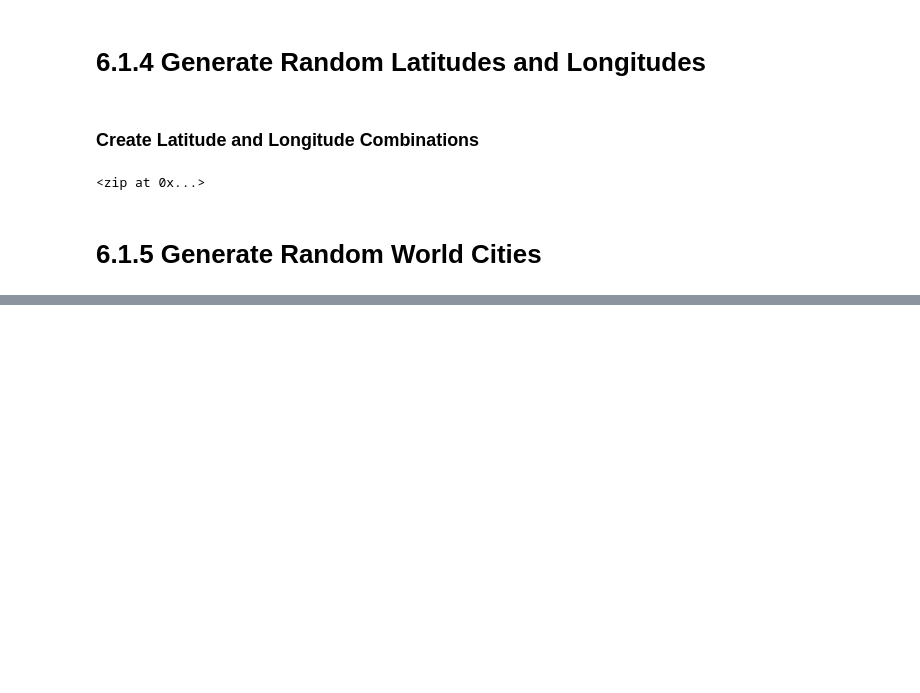
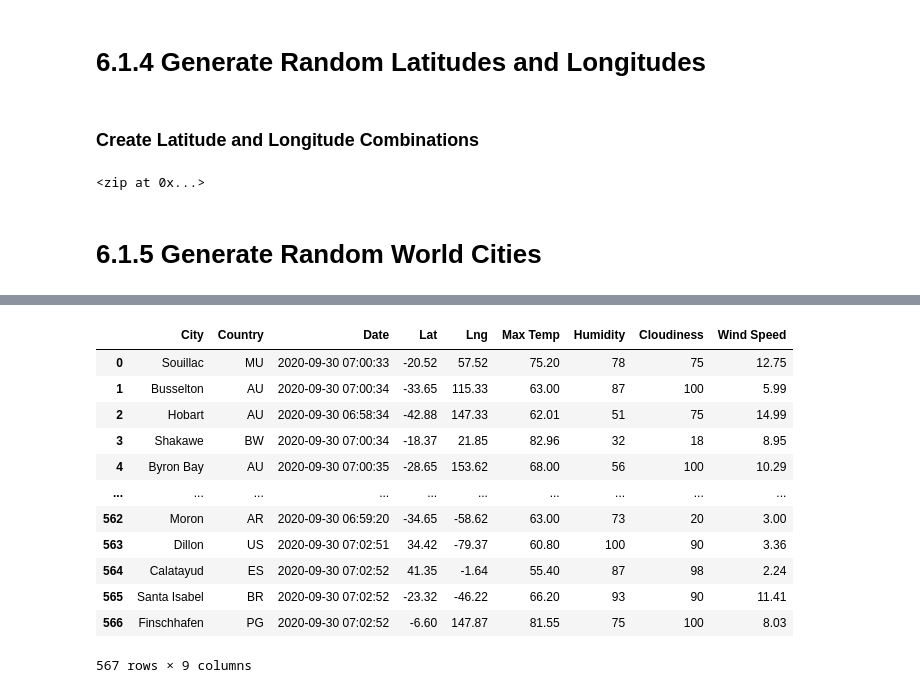
Before and after one commit to JoseCalucag/World_Weather_Analysis, a Jupyter notebook: WeatherPy.ipynb, the cells around one changed output, grey strips where cells are left out. Saved outputs shown, nothing was run; the diff lists cells and outputs as text; code cells hidden in the pictures; blank space fills up the shorter version.

```diff
--- a/WeatherPy.ipynb
+++ b/WeatherPy.ipynb
@@ -20,6 +20,15 @@ lat_lngs
 coordinates = list(lat_lngs)
 # %% [markdown]
 # 6.1.5 Generate Random World Cities
+# %%
+# Import the requests library.
+import requests
+
+# Import the API key.
+from config import weather_api_key
+
+# Starting URL for Weather Map API Call.
+url = "http://api.openweathermap.org/data/2.5/weather?units=Imperial&APPID=" + weather_api_key
 # %%
 # Use the citipy module to determine city based on latitude and longitude.
 from citipy import citipy
@@ -39,0 +138,4 @@ len(cities)
+# %%
+# Convert the array of dictionaries to a Pandas DataFrame.
+city_data_df = pd.DataFrame(city_data)
+city_data_df.head(10)
@@ -39,0 +154,19 @@ len(cities)
+# %%
+city_data_new_order = ["City", "Country", "Date", "Lat", "Lng", "Max Temp", "Humidity", "Cloudiness", "Wind Speed"]
+# %%
+city_data_df = city_data_df[city_data_new_order]
+city_data_df
+# %% [output]
+|  | City | Country | Date | Lat | Lng | Max Temp | Humidity | Cloudiness | Wind Speed |
+| 0 | Souillac | MU | 2020-09-30 07:00:33 | -20.52 | 57.52 | 75.20 | 78 | 75 | 12.75 |
+| 1 | Busselton | AU | 2020-09-30 07:00:34 | -33.65 | 115.33 | 63.00 | 87 | 100 | 5.99 |
+| 2 | Hobart | AU | 2020-09-30 06:58:34 | -42.88 | 147.33 | 62.01 | 51 | 75 | 14.99 |
+| 3 | Shakawe | BW | 2020-09-30 07:00:34 | -18.37 | 21.85 | 82.96 | 32 | 18 | 8.95 |
+| 4 | Byron Bay | AU | 2020-09-30 07:00:35 | -28.65 | 153.62 | 68.00 | 56 | 100 | 10.29 |
+| ... | ... | ... | ... | ... | ... | ... | ... | ... | ... |
+| 562 | Moron | AR | 2020-09-30 06:59:20 | -34.65 | -58.62 | 63.00 | 73 | 20 | 3.00 |
+| 563 | Dillon | US | 2020-09-30 07:02:51 | 34.42 | -79.37 | 60.80 | 100 | 90 | 3.36 |
+| 564 | Calatayud | ES | 2020-09-30 07:02:52 | 41.35 | -1.64 | 55.40 | 87 | 98 | 2.24 |
+| 565 | Santa Isabel | BR | 2020-09-30 07:02:52 | -23.32 | -46.22 | 66.20 | 93 | 90 | 11.41 |
+| 566 | Finschhafen | PG | 2020-09-30 07:02:52 | -6.60 | 147.87 | 81.55 | 75 | 100 | 8.03 |
+567 rows × 9 columns
```
Also changed, not shown: parts of 8 cells of this notebook, 3 other files.
